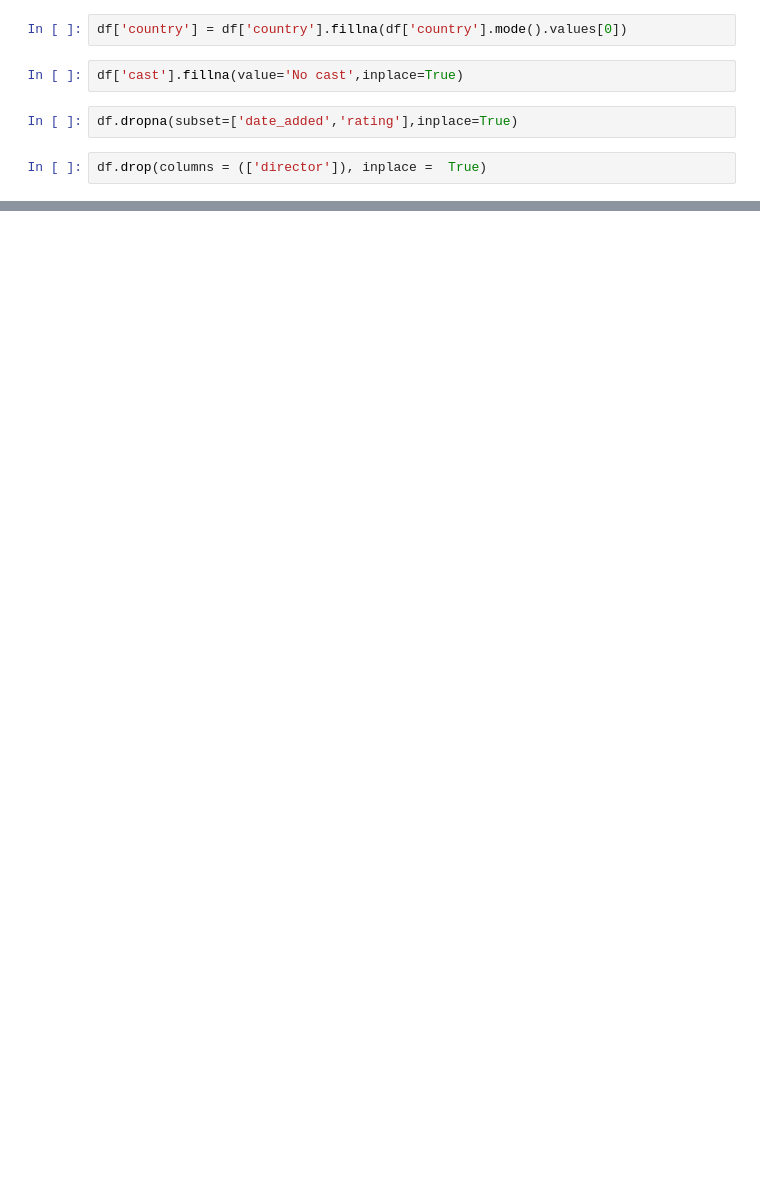
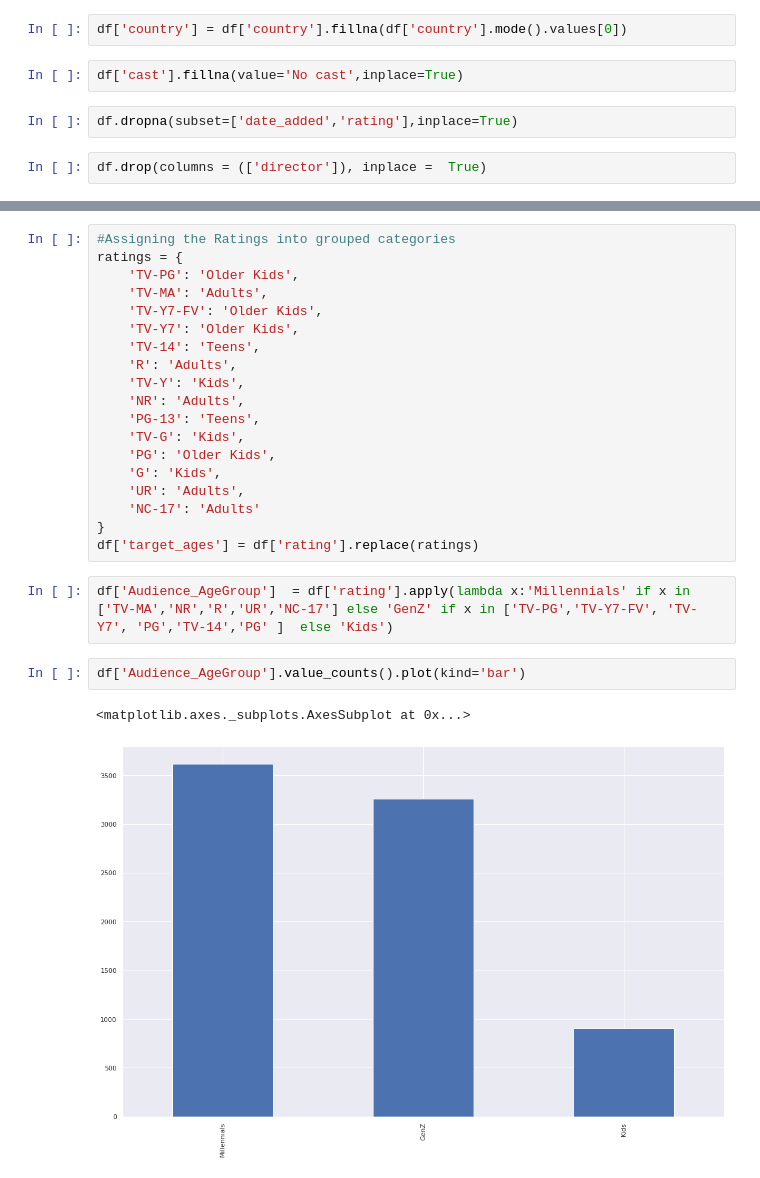
Before and after one commit to ZeeshanAhmed95/Capstone-NLP-NETFLIX-MOVIES-AND-TV-SHOWS-CLUSTERING, a Jupyter notebook: NETFLIX_MOVIES_AND_TV_SHOWS_CLUSTERING.ipynb, the cells around one changed output, grey strips where cells are left out. Drawn from its saved outputs; the diff is of its cells as text; blank space fills up the shorter version.

```diff
--- a/NETFLIX_MOVIES_AND_TV_SHOWS_CLUSTERING.ipynb
+++ b/NETFLIX_MOVIES_AND_TV_SHOWS_CLUSTERING.ipynb
@@ -180,0 +241,26 @@ df.loc()
+# %%
+#Assigning the Ratings into grouped categories
+ratings = {
+    'TV-PG': 'Older Kids',
+    'TV-MA': 'Adults',
+    'TV-Y7-FV': 'Older Kids',
+    'TV-Y7': 'Older Kids',
+    'TV-14': 'Teens',
+    'R': 'Adults',
+    'TV-Y': 'Kids',
+    'NR': 'Adults',
+    'PG-13': 'Teens',
+    'TV-G': 'Kids',
+    'PG': 'Older Kids',
+    'G': 'Kids',
+    'UR': 'Adults',
+    'NC-17': 'Adults'
+}
+df['target_ages'] = df['rating'].replace(ratings)
+# %%
+df['Audience_AgeGroup']  = df['rating'].apply(lambda x:'Millennials' if x in ['TV-MA','NR','R','UR','NC-17'] else 'GenZ' if x in ['TV-PG','TV-Y7-FV', 'TV-Y7', 'PG','TV-14','PG' ]  else 'Kids')
+# %%
+df['Audience_AgeGroup'].value_counts().plot(kind='bar')
+# %% [output]
+<matplotlib.axes._subplots.AxesSubplot at 0x...>
+[figure, added]
```
Also changed, not shown: parts of 18 cells of this notebook.
